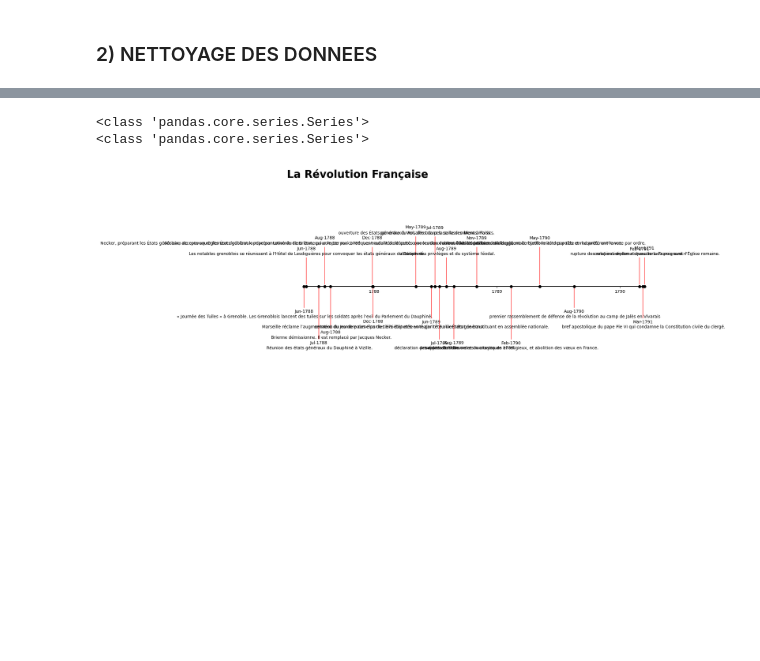
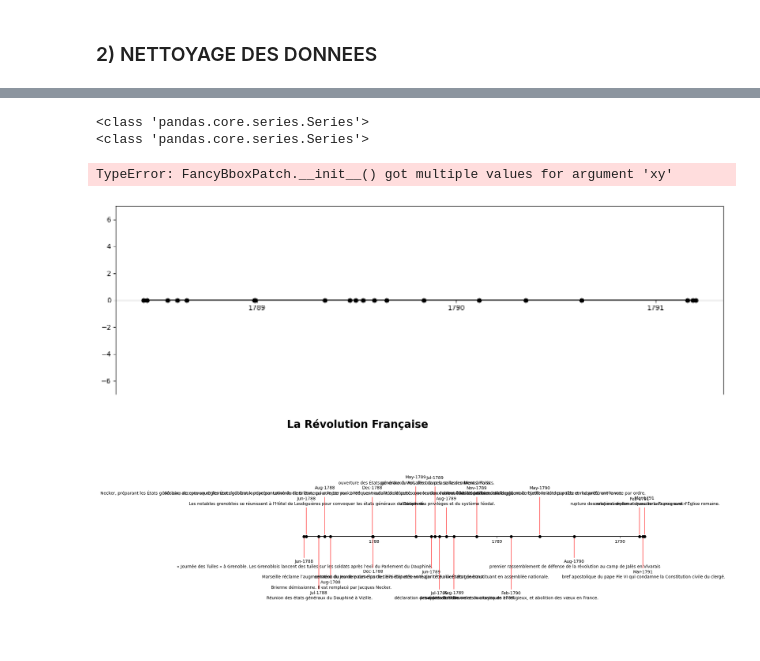
Before and after one commit to GUIAT/Frise-Chronologique-Revolution-Francaise, a Jupyter notebook: Frise Chronologique Revolution Francaise - 20240908.ipynb, the cells around one changed output, grey strips where cells are left out. Saved outputs shown, nothing was run; the diff lists cells and outputs as text; code cells hidden in the pictures; blank space fills up the shorter version.

```diff
--- a/Frise Chronologique Revolution Francaise - 20240908.ipynb
+++ b/Frise Chronologique Revolution Francaise - 20240908.ipynb
@@ -217,40 +220,50 @@ print(df2)
 # %%
 import matplotlib.pyplot as plt
 from datetime import datetime
 df3 = df2.head(20)
 data = ["1788-06-07", "1788-06-14", "1788-07-21", "1788-08-08", "1788-08-25"]
 ex1 = pd.Series(data)
 print(type(ex1))
 print(type(df3.datetimeParse))
 
+# Créer la figure
 fig, ax = plt.subplots(figsize=(16, 5))
+
+# Ligne horizontale
 ax.plot(df3.datetimeParse, [0,]* len(df3), "-o", color="black")
-#ax.plot(df3.datetimeParse, [0,]* len(df3), "-o", color="black")
-ax.set_xticks(df3.datetimeParse)
+
+# Limite y
+ax.set_ylim(-7, 7)
+
+# Ploter les ticks
+ticks = pd.date_range(str(min(df3["datetimeParse"])), str(max(df3["datetimeParse"])), freq="YS")
+theRange = range(int(min(df3["datetimeParse"]).year), int(max(df3["datetimeParse"]).year))
+ax.set_xticks(ticks, theRange)
+ax.set_xticklabels([d.year for d in ticks], rotation=90, ha='right')
+
+# Merge x-axis & ligne horizontale
 ax.spines["bottom"].set_position(("axes", 0.5))
-#ax.set_xticklabels([datetime.date(d) for d in df3.datetimeParse], rotation=90, ha='right')
-ax.set_xticklabels([d.year for d in df3.datetimeParse], rotation=90, ha='right')
-#dates = 1788-06-07, 1788-06-14, 1788-07-21, 1788-08-08, 1788-08-25
 
-#ticks = pd.date_range(str(min(df3["datetimeParse"])), str(max(df3["datetimeParse"])), freq="YS")
-#theRange = range(int(min(df3["datetimeParse"]).year), int(max(df3["datetimeParse"]).year))
-"""
-for i in range(1788, 1789):
-    print(i)
-print(range(1788, 1788))
-print(type(range(1788, 1788)))
-"""
-#print(pd.date_range("1788-06-07", "1788-08-25", freq="BMS"))
-#ax.set_xticks(pd.date_range("1788-06-07", "1788-08-25", freq="MS"), range(1788, 1789))
-#ax.set_xticks(ticks, theRange)
-#ax.set_xticklabels([d.year for d in ticks], rotation=45, ha='right')
+for idx in range (len(df3)):
+    dt, evenement, level  = df3["datetimeParse"][idx], df3["Evenement"][idx], df3["level"][idx]
+    ax.annotate(evenement
+                , xy=(dt, 0.5)
+                , xytext=(dt, level)
+                #, arrowprops=dict(color="red")
+                , backgroundcolor="red"
+                #, bbox=dict(xy=(0,0))
+                #, wrap = True
+               )
 
-#print(df3["datetimeParse"])
-#ax.yaxis.set_visible(False)
+
+ax.spines[["left", "top", "right"]].set_visible(False)
+ax.yaxis.set_visible(False)
 plt.show()
 # %% [output]
 <class 'pandas.core.series.Series'>
 <class 'pandas.core.series.Series'>
+TypeError: FancyBboxPatch.__init__() got multiple values for argument 'xy'
+[figure, added]
 # %%
 import matplotlib.pyplot as plt
 
```
Also changed, not shown: parts of 3 cells of this notebook.
